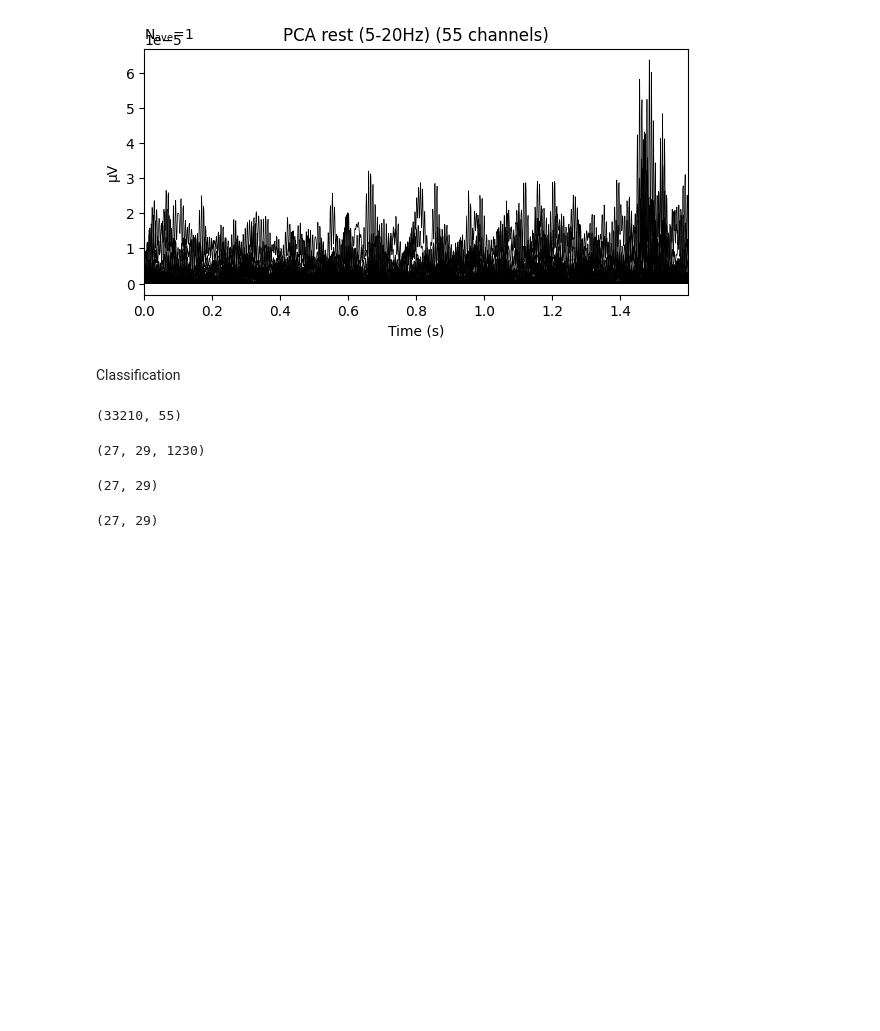
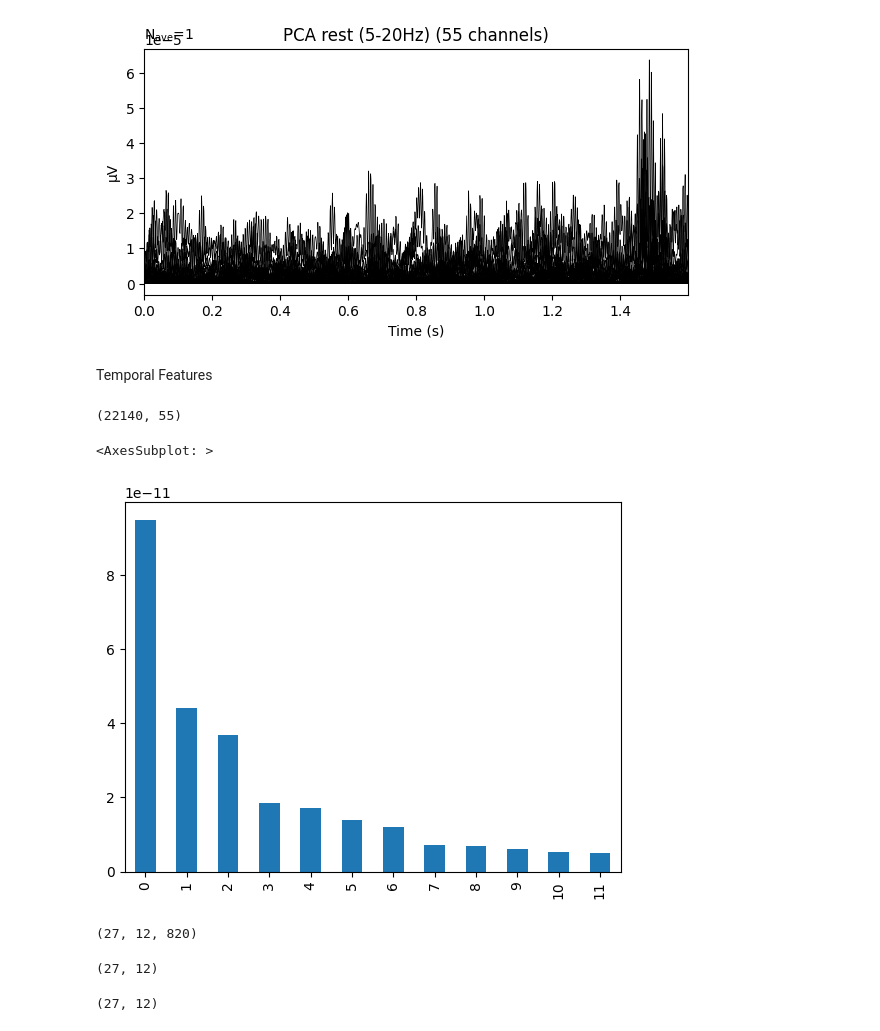
Before and after one commit to donalbertico/bci-analysis, a Jupyter notebook: ah/feature_extraction.ipynb, the cells around one changed output. Drawn from its saved outputs; the diff is of its cells as text; code cells hidden in the pictures; blank space fills up the shorter version.

Commit message:
writting a first classification for temporal domain features and pca

```diff
--- a/ah/feature_extraction.ipynb
+++ b/ah/feature_extraction.ipynb
@@ -46,7 +47,7 @@ Applying baseline correction (mode: mean)
 # %% [markdown]
 PCA
 # %%
-pca = PCA(len(subset.info['chs']))
+pca = PCA(n_components=0.85)
 le = LabelEncoder()
 # %% [markdown]
 5-20Hz
@@ -134,30 +135,29 @@ print()
 # %% [output]
 [figure]
 # %% [markdown]
-Classification
+Temporal Features
 # %%
-X = subset.copy().crop(0,1.2).filter(7,20, n_jobs=4, verbose=False)
+X = subset.copy().crop(0,0.8).filter(18,30, n_jobs=4, verbose=False)
 y = le.fit_transform(X.events[:,2])
-index = []
-event_id = {e: k for k, e in X.event_id.items()}
-conditions = [event_id[k] for k in X.events[:,2]]
-index.append(np.repeat(X.selection, n_time))
-index.append(np.repeat(conditions, n_time))
 # %%
 X = X.get_data()
 n_eps, n_chan, n_time = X.shape
 X = np.transpose(X,(1,0,2)).reshape(n_chan, n_eps*n_time).T
 X.shape
 # %% [output]
-(33210, 55)
+(22140, 55)
 # %%
 X = pca.fit_transform(X)
-X = X.T.reshape((-1, n_eps, n_time)).transpose((1,0,2))
-#select 30 Components
-X = X[:,0:29,:]
-X.shape
-# %% [output]
-(27, 29, 1230)
+# %%
+pd.DataFrame(X).var().plot.bar()
+# %% [output]
+<AxesSubplot: >
+[figure, added]
+# %%
+X = X.T.reshape((-1, n_eps, n_time)).transpose((1,0,2))
+X.shape
+# %% [output]
+(27, 12, 820)
 # %%
 X_power = X**2
 # %%
@@ -202,13 +204,13 @@ def entropy(x):
 X_avg = np.apply_along_axis(avg, 2, X_power)
 X_avg.shape
 # %% [output]
-(27, 29)
+(27, 12)
 # %%
 #Autocorrelation
 X_autoc = np.apply_along_axis(autocorr, 2, X)
 X_autoc.shape
 # %% [output]
-(27, 29)
+(27, 12)
 # %%
 #Temporal centroid
 X_centr = np.apply_along_axis(temp_centroid, 2, X_power)
```
Also changed, not shown: parts of 16 cells of this notebook, 1 other file.
